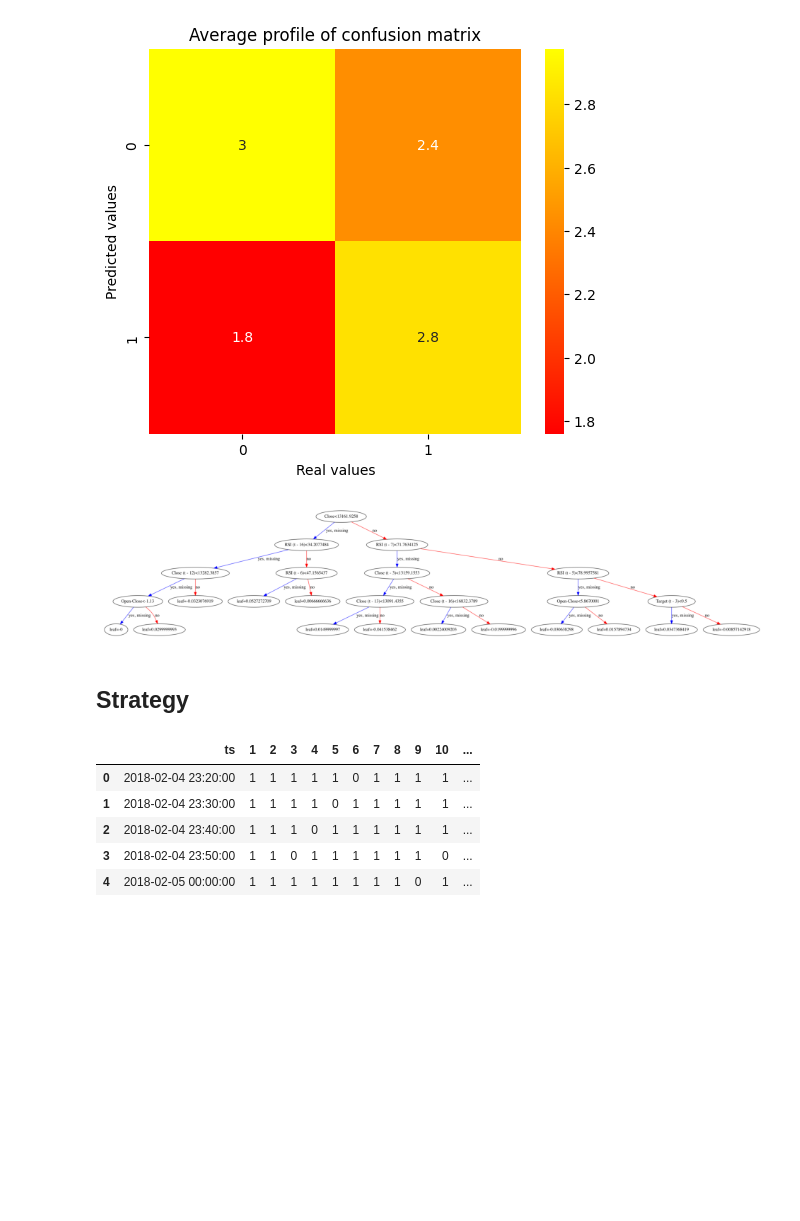
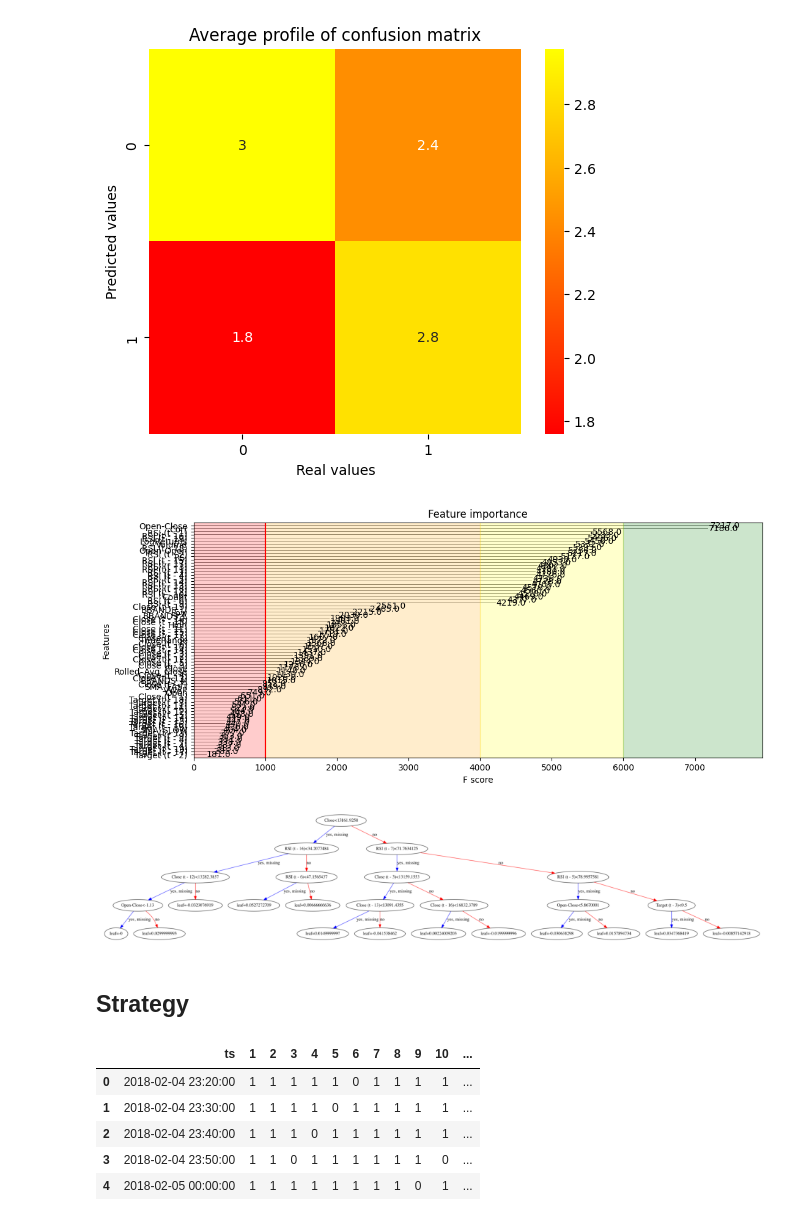
Before and after one commit to lcsrodriguez/cryptotrading, a Jupyter notebook: notebooks/bitcoin_trading.ipynb, the cells around one changed output. Saved outputs shown, nothing was run; the diff lists cells and outputs as text; code cells hidden in the pictures; blank space fills up the shorter version.

Commit message:
Adding region areas for feature importance

```diff
--- a/notebooks/bitcoin_trading.ipynb
+++ b/notebooks/bitcoin_trading.ipynb
@@ -541,15 +541,22 @@ _ = plt.ylabel("Predicted values")
 [figure]
 # %%
 # Plot features
-_ = plot_importance(booster=model.get_booster())
+_ = plot_importance(booster=model.get_booster(), grid=False, color="gray")
 _ = plt.axvline(x = 1000, color="red")
-# TODO: Adding axhspan
+
+# Adding region to "categorize" features importance
+_ = plt.axvspan(xmin=0, xmax=1000, color="red", alpha=0.2)
+_ = plt.axvspan(xmin=1000, xmax=4000, color="orange", alpha=0.2)
+_ = plt.axvspan(xmin=4000, xmax=6000, color="yellow", alpha=0.2)
+_ = plt.axvspan(xmin=6000, xmax=8000, color="green", alpha=0.2)
+# %% [output]
+[figure, added]
 # %%
 _ = plot_tree(booster=model.get_booster())
 # %% [output]
 [figure]
-# %% [markdown]
-## Strategy
+# %% [markdown]
+## Strategy
 # %%
 # Defining the trading strategy
 import datetime
```
